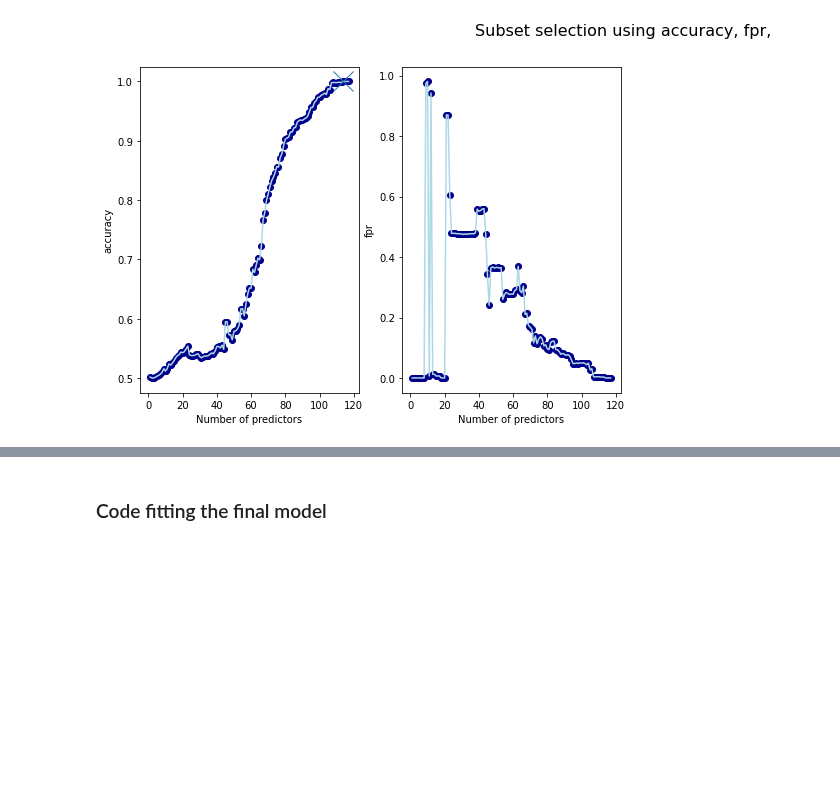
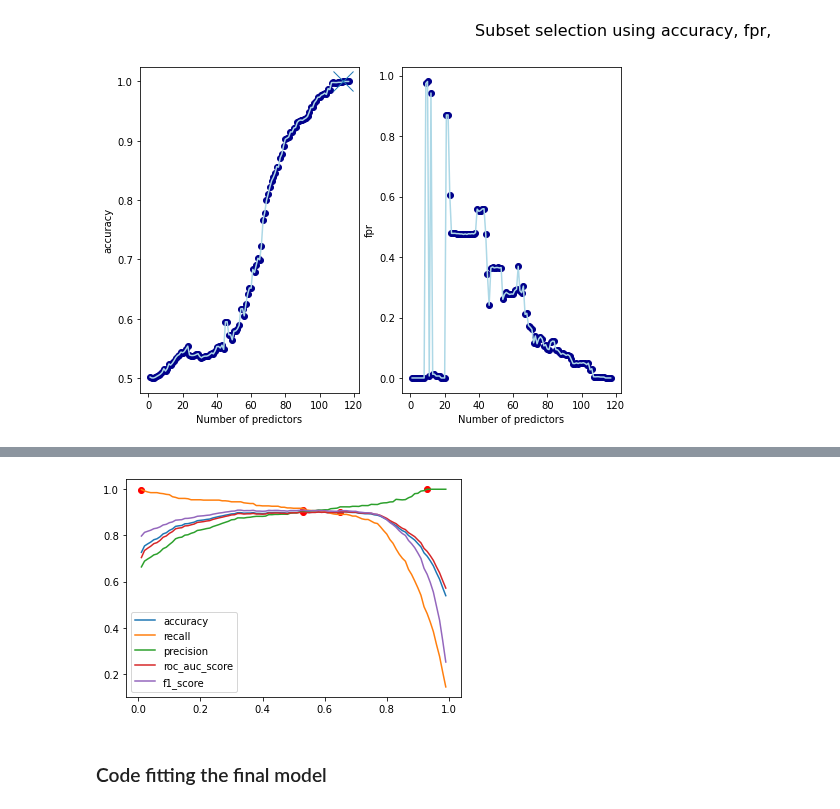
Before and after one commit to jprette/STAT303-2-Final_Project, a Jupyter notebook: Final Deliverables/Project Code Template.ipynb, the cells around one changed output, grey strips where cells are left out. Saved outputs shown, nothing was run; the diff lists cells and outputs as text; code cells hidden in the pictures; blank space fills up the shorter version.

```diff
--- a/Final Deliverables/Project Code Template.ipynb
+++ b/Final Deliverables/Project Code Template.ipynb
@@ -563,0 +644,3 @@ plt.show()
+# %%
+X = data_encoded.drop('edibility',axis=1)
+y = data_encoded['edibility']
@@ -563,0 +697,3 @@ plt.show()
+# %%
+selected_features = X_train.columns[list(sfs_forward.k_feature_idx_)]
+selected_features
@@ -563,0 +705,14 @@ plt.show()
+# %%
+# Evaluate the model using the selected feature subset
+logreg = LogisticRegression()
+logreg.fit(X_train[selected_features], y_train)
+y_pred = logreg.predict(X_test[selected_features])
+accuracy = accuracy_score(y_test, y_pred)
+# Calculate FPR using ROC curve
+fpr, tpr, thresholds = roc_curve(y_test, y_pred)
+fpr = fpr[1]  # FPR at TPR=0.5 (i.e., when the threshold is set to maximize balanced accuracy)
+from sklearn.metrics import recall_score
+recall = recall_score(y_test, y_pred)
+print('Accuracy:', accuracy)
+print('False positive rate:', fpr)
+print('Recall:', recall)
@@ -564,3 +730,28 @@ plt.show()
+# %%
+#tuning the threshold
+from sklearn.linear_model import LogisticRegression
+from sklearn.metrics import accuracy_score, confusion_matrix, recall_score, roc_auc_score, precision_score, f1_score
+
+clf = LogisticRegression(max_iter=1000)
+clf.fit(X_train, y_train)
+data=[]
+THRESHOLDS=np.arange(0.01,1,0.01)
+for THRESHOLD in THRESHOLDS:
+  preds = np.where(clf.predict_proba(X_test)[:,1] > THRESHOLD, 1, 0)
+  data.append([accuracy_score(y_test, preds), recall_score(y_test, preds),
+                    precision_score(y_test, preds), roc_auc_score(y_test, preds), f1_score(y_test, preds)])
+
+df=pd.DataFrame(data=np.array(data).T, columns=THRESHOLDS,
+              index=["accuracy", "recall", "precision", "roc_auc_score", 'f1_score']).T
+#plot
+fig, ax = plt.subplots()
+for col in df.columns:
+    df[col].plot(ax=ax, label=col)
+    ax.scatter(df[col].idxmax(), df[col].max(), color='red')
+ax.legend()
+plt.show()
+# %% [output]
+[figure, added]
 # %% [markdown]
 ### Code fitting the final model
 # %% [markdown]
```
Also changed, not shown: parts of 14 cells of this notebook.
